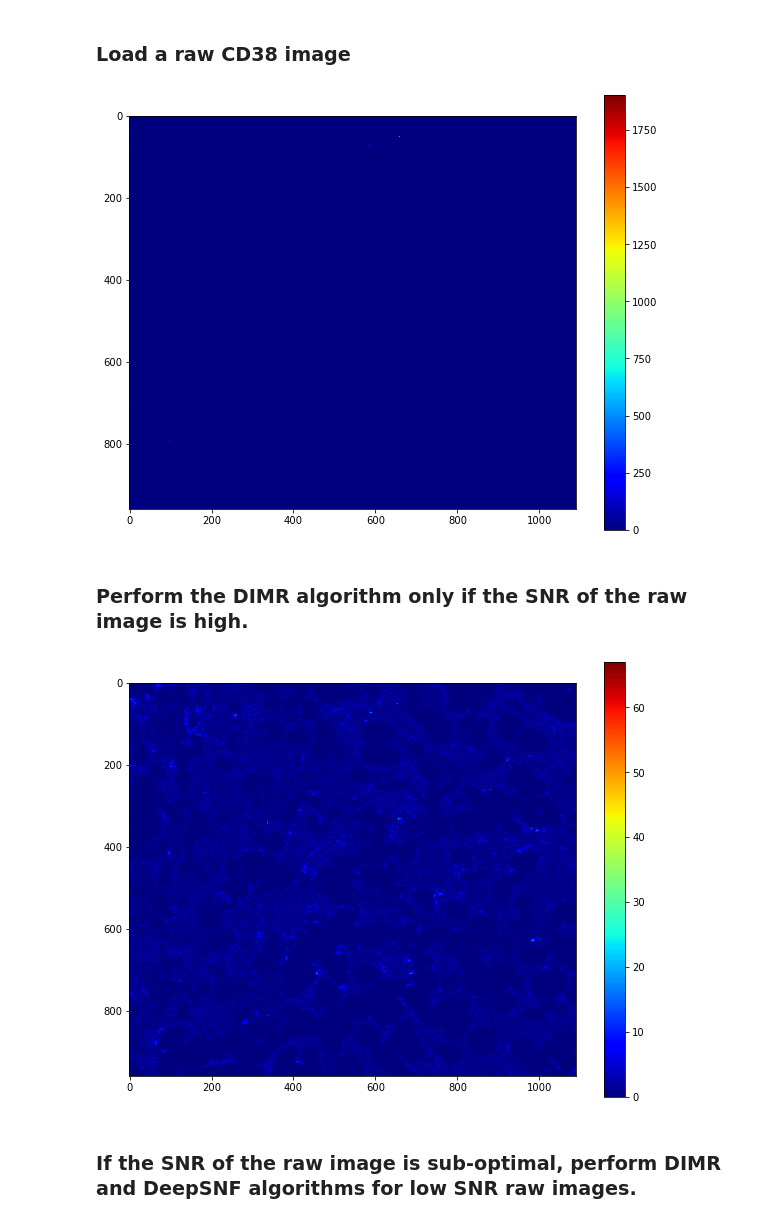
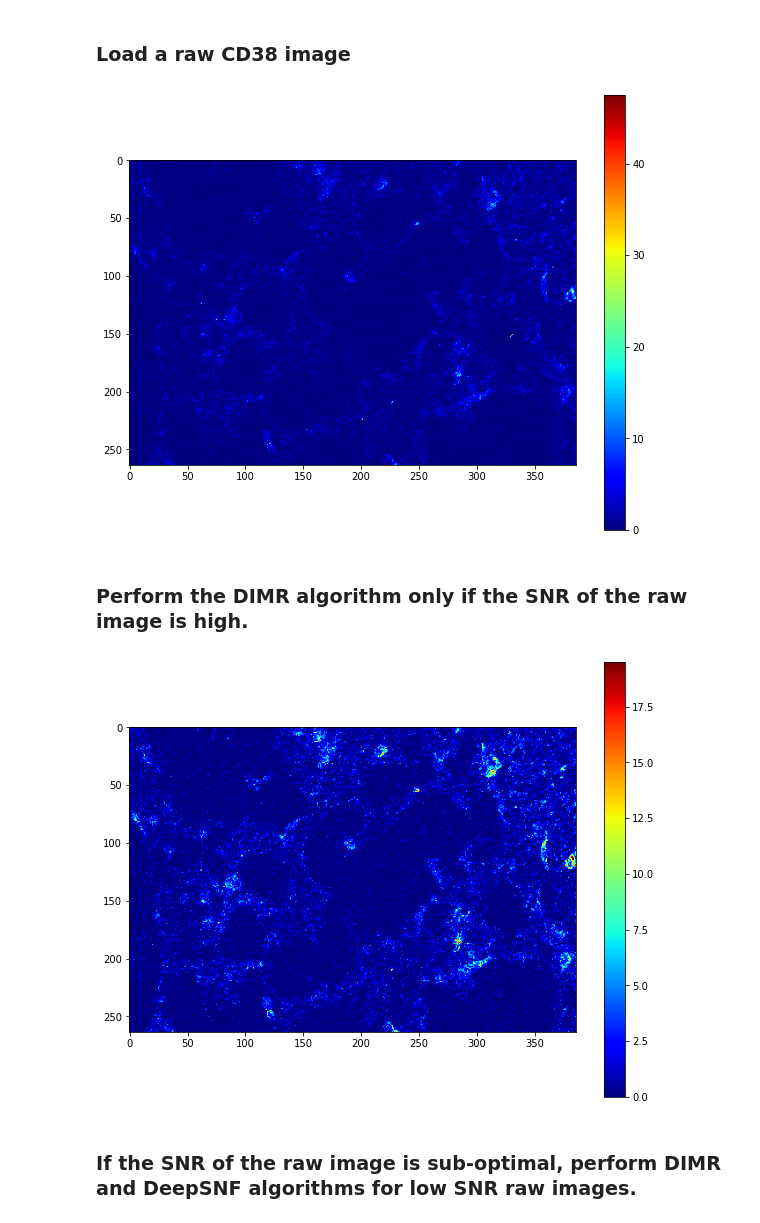
Before and after one commit to PENGLU-WashU/IMC_Denoise, a Jupyter notebook: Jupyter_Notebook_examples/IMC_Denoise_Train_and_Predict.ipynb, the cells around one changed output. Drawn from its saved outputs; the diff is of its cells as text; code cells hidden in the pictures.

```diff
--- a/Jupyter_Notebook_examples/IMC_Denoise_Train_and_Predict.ipynb
+++ b/Jupyter_Notebook_examples/IMC_Denoise_Train_and_Predict.ipynb
@@ -165,14 +165,14 @@ plt.show()
 ### Load a raw CD38 image
 # %%
 # read a CD38 raw image.
-Raw_img_name = 'D:\IMC analysis\Raw_IMC_dataset\L\\141Pr-CD38_Pr141.tiff' # change to your raw image
+Raw_img_name = 'D:\IMC analysis\Raw_IMC_dataset\F_r2\\141Pr-CD38_Pr141.tiff' # change to your raw image
 Img_raw = tp.imread(Raw_img_name)
 plt.figure(figsize = (10,8))
 plt.imshow(Img_raw, vmin = 0, vmax = 0.5*np.max(Img_raw), cmap = 'jet')
 plt.colorbar()
 plt.show()
 # %% [output]
-[figure, old version]
+[figure, new version]
 # %% [markdown]
 ### Perform the DIMR algorithm only if the SNR of the raw image is high.
 # %%
@@ -182,7 +182,7 @@ plt.imshow(Img_DIMR, vmin = 0, vmax = 0.5*np.max(Img_DIMR), cmap = 'jet')
 plt.colorbar()
 plt.show()
 # %% [output]
-[figure, old version]
+[figure, new version]
 # %% [markdown]
 ### If the SNR of the raw image is sub-optimal, perform DIMR and DeepSNF algorithms for low SNR raw images.
 # %%
```
Also changed, not shown: parts of 4 cells of this notebook.
